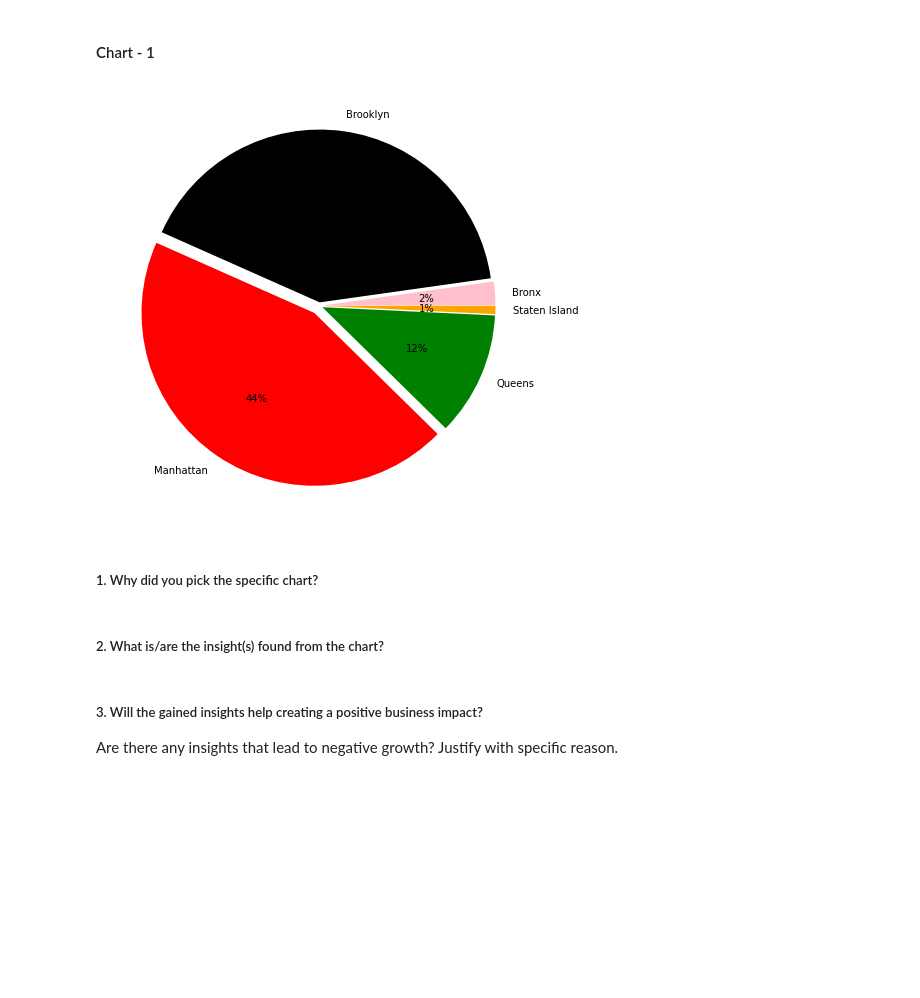
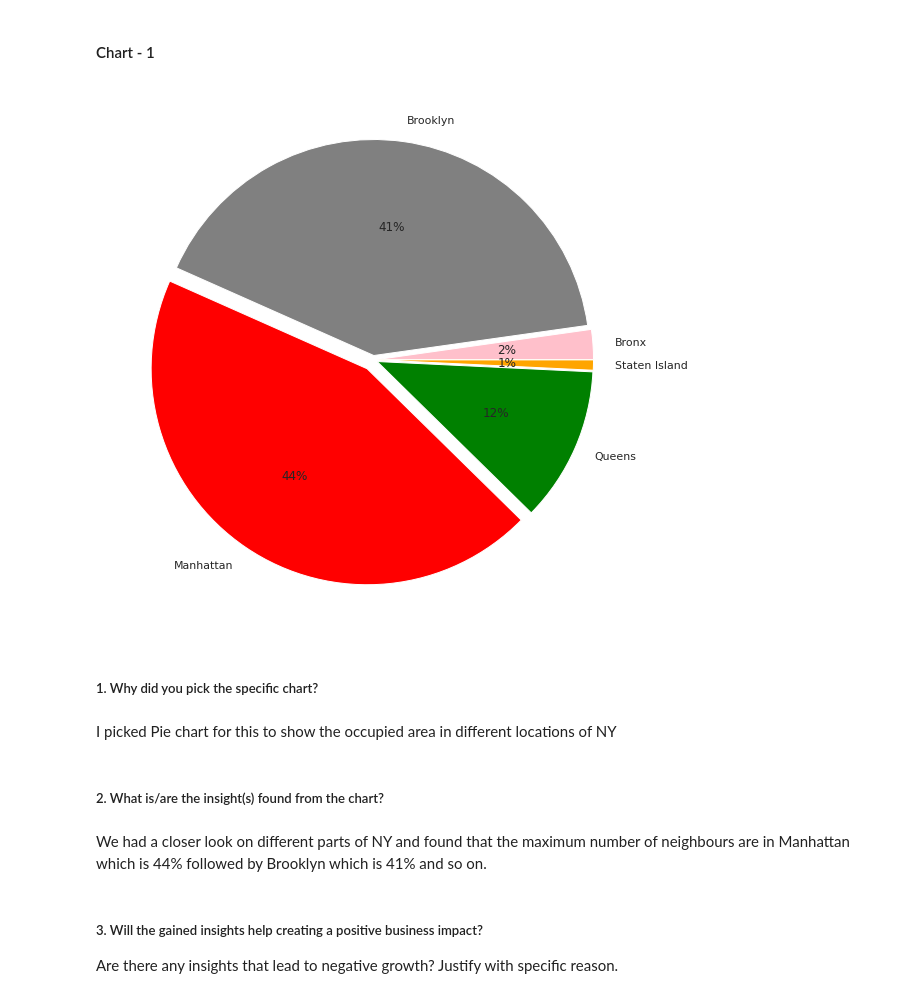
Before and after one commit to manish55shukla/AirBnb-Bookings-Analysis, a Jupyter notebook: Project_AirBnb_Bookings_Analysis.ipynb, the cells around one changed output. Drawn from its saved outputs; the diff is of its cells as text; code cells hidden in the pictures; blank space fills up the shorter version.

```diff
--- a/Project_AirBnb_Bookings_Analysis.ipynb
+++ b/Project_AirBnb_Bookings_Analysis.ipynb
@@ -509,27 +509,31 @@ Queens**
 # %%
 # Represent name of neighbourhood and count in a pie chart
 
 neighbourhood_group_name = df_airbnb_bookings.groupby('neighbourhood_group')['name'].count()
 
 neighbourhood_visualisation = neighbourhood_group_name.rename_axis('name_of_neighbourhood').reset_index(name = 'neighbourhood_count')
 lable_name = neighbourhood_visualisation.name_of_neighbourhood
 lable_value = neighbourhood_visualisation.neighbourhood_count
 # # Defining colors for pie chart
-colors = ['pink', 'black', 'red','green', 'orange']
+colors = ['pink', 'grey', 'red','green', 'orange']
 
 # # Define ratio of gap of each fragment in a tuple
 explode = (0.02, 0.02, 0.05, 0.02, 0.02)
 fig = plt.figure()
-ax = fig.add_axes([0.1,0.3,1,2])
+ax = fig.add_axes([0.1,0.1,0.5,2])
 
 ax.pie(lable_value, labels = lable_name, autopct = '%1.0f%%', colors = colors, explode=explode)
 plt.show()
 # %% [output]
-[figure, old version]
+[figure, new version]
 # %% [markdown]
 ##### 1. Why did you pick the specific chart?
+# %% [markdown]
+I picked Pie chart for this to show the occupied area in different locations of NY
 # %% [markdown]
 ##### 2. What is/are the insight(s) found from the chart?
+# %% [markdown]
+We had a closer look on different parts of NY and found that the maximum number of neighbours are in Manhattan which is 44% followed by Brooklyn which is 41% and so on.
 # %% [markdown]
 ##### 3. Will the gained insights help creating a positive business impact?
 Are there any insights that lead to negative growth? Justify with specific reason.
```
Also changed, not shown: parts of 15 cells of this notebook.
